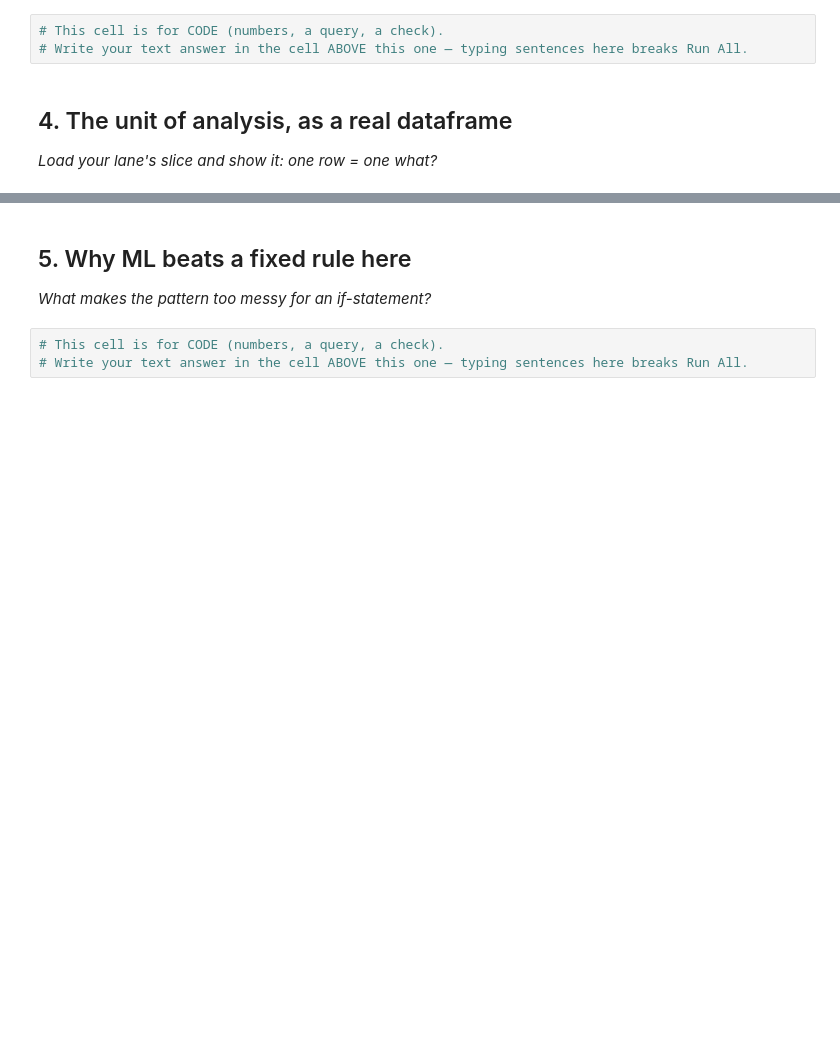
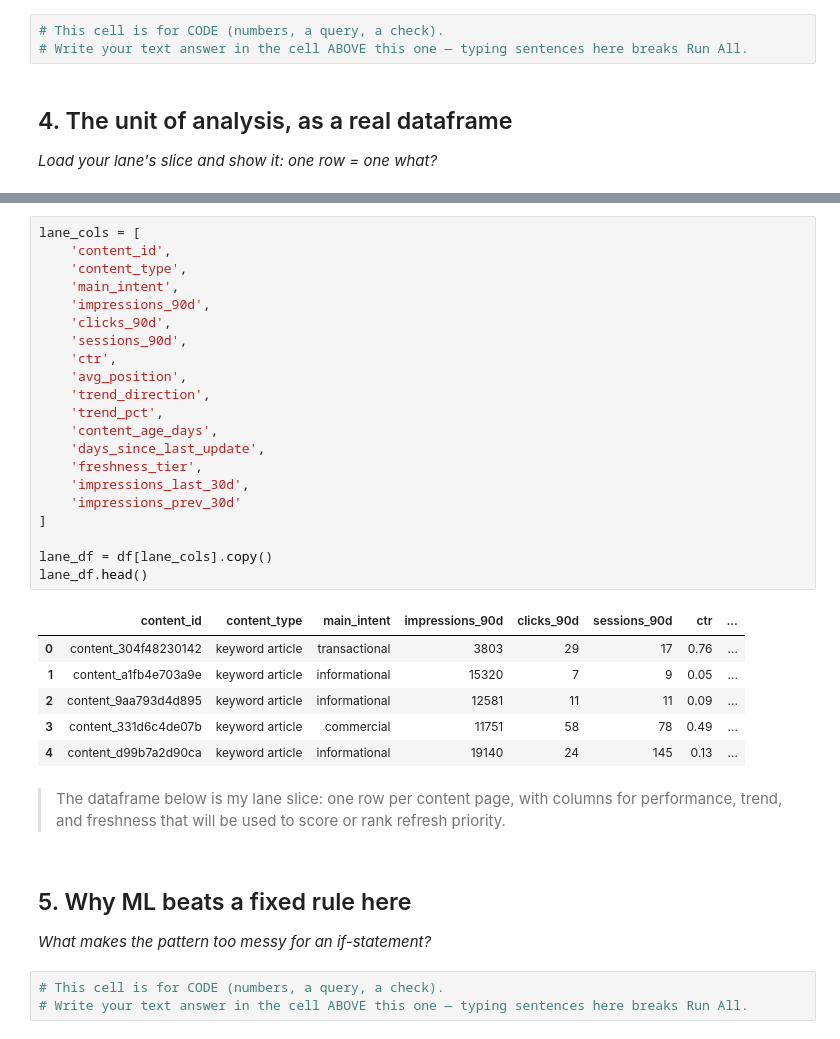
Before and after one commit to Softwareguy786/ML_INTERNSHIP_01, a Jupyter notebook: work/notebooks/w02_ml_task_framing.ipynb, the cells around one changed output, grey strips where cells are left out. Saved outputs shown, nothing was run; the diff lists cells and outputs as text; blank space fills up the shorter version.

```diff
--- a/work/notebooks/w02_ml_task_framing.ipynb
+++ b/work/notebooks/w02_ml_task_framing.ipynb
@@ -37,3 +106,35 @@ This skeleton is yours to fill. Work the sections **in order** — each one has
+# %%
+lane_cols = [
+    'content_id',
+    'content_type',
+    'main_intent',
+    'impressions_90d',
+    'clicks_90d',
+    'sessions_90d',
+    'ctr',
+    'avg_position',
+    'trend_direction',
+    'trend_pct',
+    'content_age_days',
+    'days_since_last_update',
+    'freshness_tier',
+    'impressions_last_30d',
+    'impressions_prev_30d'
+]
+
+lane_df = df[lane_cols].copy()
+lane_df.head()
+# %% [output]
+|  | content_id | content_type | main_intent | impressions_90d | clicks_90d | sessions_90d | ctr | ... |
+| 0 | content_304f48230142 | keyword article | transactional | 3803 | 29 | 17 | 0.76 | ... |
+| 1 | content_a1fb4e703a9e | keyword article | informational | 15320 | 7 | 9 | 0.05 | ... |
+| 2 | content_9aa793d4d895 | keyword article | informational | 12581 | 11 | 11 | 0.09 | ... |
+| 3 | content_331d6c4de07b | keyword article | commercial | 11751 | 58 | 78 | 0.49 | ... |
+| 4 | content_d99b7a2d90ca | keyword article | informational | 19140 | 24 | 145 | 0.13 | ... |
+# %% [markdown]
+
+
+> The dataframe below is my lane slice: one row per content page, with columns for performance, trend, and freshness that will be used to score or rank refresh priority.
 # %% [markdown]
 ## 5. Why ML beats a fixed rule here
 
```
Also changed, not shown: parts of 9 cells of this notebook.
